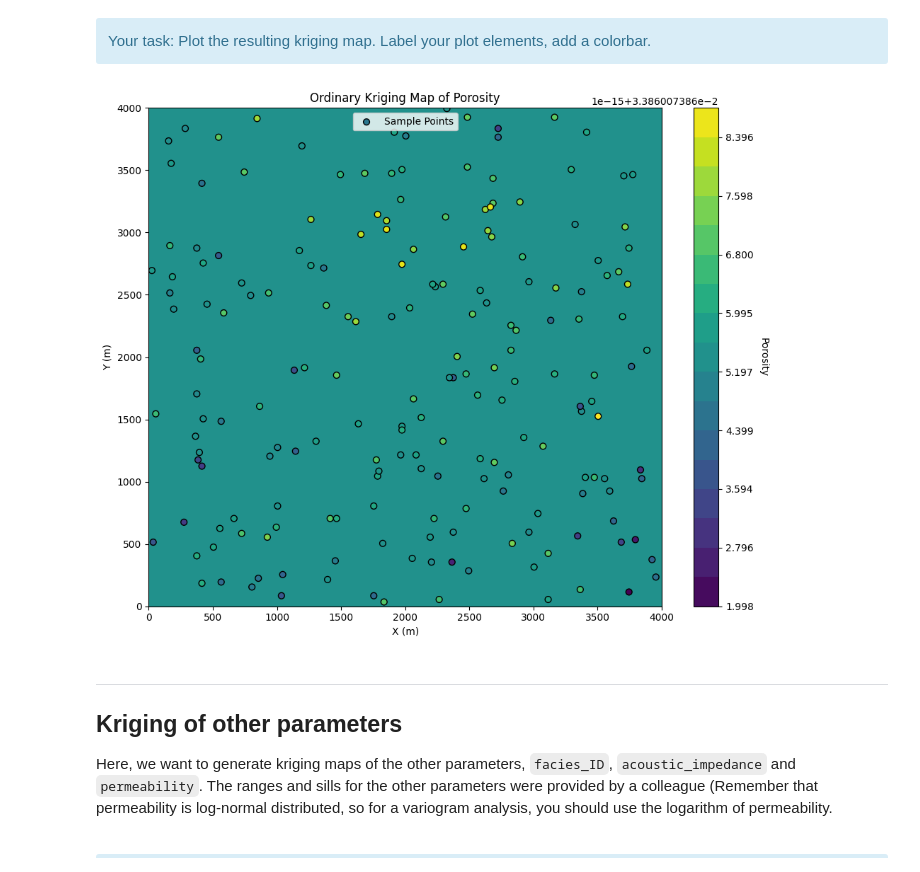
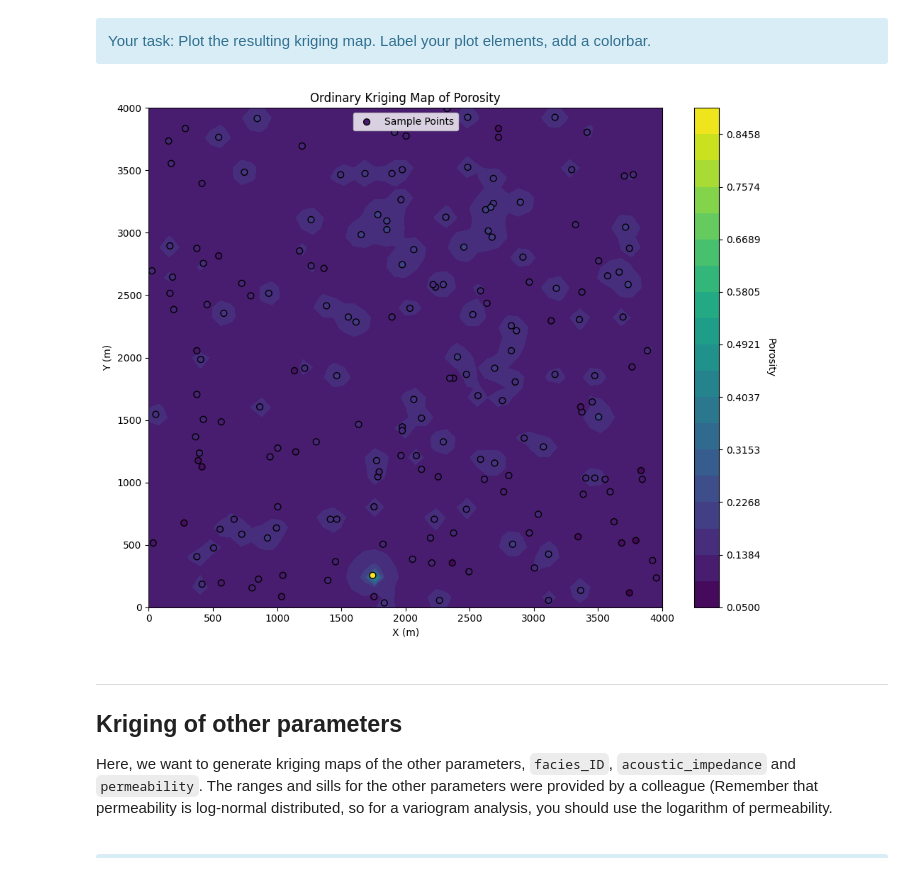
Before and after one commit to ElantaryJalal/Geo_Assignement, a Jupyter notebook: assignment group 8 (1).ipynb, the cells around one changed output. Drawn from its saved outputs; the diff is of its cells as text; code cells hidden in the pictures.

```diff
--- a/assignment group 8 (1).ipynb
+++ b/assignment group 8 (1).ipynb
@@ -133,7 +133,7 @@ Your task: Clean the dataset by removing all rows which have errorneous paramete
 # %%
 # YOUR CODE HERE
 # remove invalid porosity values (missing values, negative values and values greater than 1)
-data=data[(data['porosity'].notna()) & (data['porosity'] >= 0) & (data['porosity'] <= 0.4)]
+data=data[(data['porosity'].notna()) & (data['porosity'] >= 0) & (data['porosity'] < 1 )]
 # reset the dataset
 data=data.reset_index(drop=True)
 # Save the cleaned DataFrame to a new CSV (or overwrite the original)
@@ -476,7 +476,7 @@ Y = data['Y'].values
 porosity = data['porosity'].values
 
 # Compute variogram cloud
-distances, semivariance = variogram_cloud(X, Y, porosity)
+distances, semivariance = variogram_cloud_general(X, Y, porosity)
 
 # Plot semivariance vs distance
 plt.figure(figsize=(8,6))
@@ -692,11 +692,14 @@ Your task: Determine the interpolation value for each grid position using the pr
 grid_points = np.column_stack((X_grid.ravel(), Y_grid.ravel()))
 
 # Extract known data points and values
-data_points = np.column_stack((X, Y))   # from your dataset
-prop_values = porosity                  # the variable to interpolate
+data_points = np.column_stack((X, Y))
+prop_values = porosity
 
 # Compute distance matrix (data-to-data)
 dist_matrix = cdist(data_points, data_points)
+
+# Precompute covariance matrix for 'a' based on the variogram model
+cov_matrix = sill * (1 - np.exp(-dist_matrix / range_))
 
 # Prepare empty arrays for results
 kriged_values = np.zeros(len(grid_points))
@@ -705,11 +708,12 @@ kriging_variances = np.zeros(len(grid_points))
 # Loop through each grid point and perform kriging
 for i, (xg, yg) in enumerate(grid_points):
     # Distance between grid point and data points
-    dist_vector = np.sqrt((X - xg)**2 + (Y - yg)**2)
+    dist_vector = cdist(np.array([[xg, yg]]), data_points).ravel()
+    # Convert dist_vector to covariance using the same variogram model
+    cov_vector = sill * (1 - np.exp(-dist_vector / range_))
 
-    # Apply ordinary kriging for this location
-    z, var, w = ordinary_kriging(dist_matrix, dist_vector, prop_values, range_, sill)
-
+    # Call ordinary_kriging with precomputed covariance
+    z, var, w = ordinary_kriging(cov_matrix, cov_vector, prop_values, range_, sill)
     kriged_values[i] = z
     kriging_variances[i] = var
 
@@ -721,30 +734,32 @@ Var_kriged = kriging_variances.reshape(X_grid.shape)
 Your task: Plot the resulting kriging map. Label your plot elements, add a colorbar.
     <div>
 # %%
-# YOUR CODE HERE
 # --- Plot the Kriged Porosity Map ---
-plt.figure(figsize=(10,8))
+plt.figure(figsize=(10, 8))
+
+# Define custom contour levels based on the original porosity range
+levels = np.linspace(0.05, 0.89, 20)  # Match original porosity range
 
 # Contour-filled plot of kriged porosity
-contour = plt.contourf(X_grid, Y_grid, Z_kriged, levels=20, cmap='viridis')
+contour = plt.contourf(X_grid, Y_grid, Z_kriged, levels=levels)
 
 # Overlay the original data points
-plt.scatter(X, Y, c=porosity, edgecolor='k', cmap='viridis', s=40, label='Sample Points')
+plt.scatter(X, Y, c=prop_values, edgecolor='k', s=40, label='Sample Points')
 
 # Add colorbar
 cbar = plt.colorbar(contour)
 cbar.set_label('Porosity', rotation=270, labelpad=15)
 
 # Labels and title
 plt.xlabel('X (m)')
 plt.ylabel('Y (m)')
 plt.title('Ordinary Kriging Map of Porosity')
 plt.legend()
 plt.grid(False)
 plt.tight_layout()
 plt.show()
 # %% [output]
-[figure, old version]
+[figure, new version]
 # %% [markdown]
 ---
 ## Kriging of other parameters
```
Also changed, not shown: parts of 15 cells of this notebook, 1 other file.
